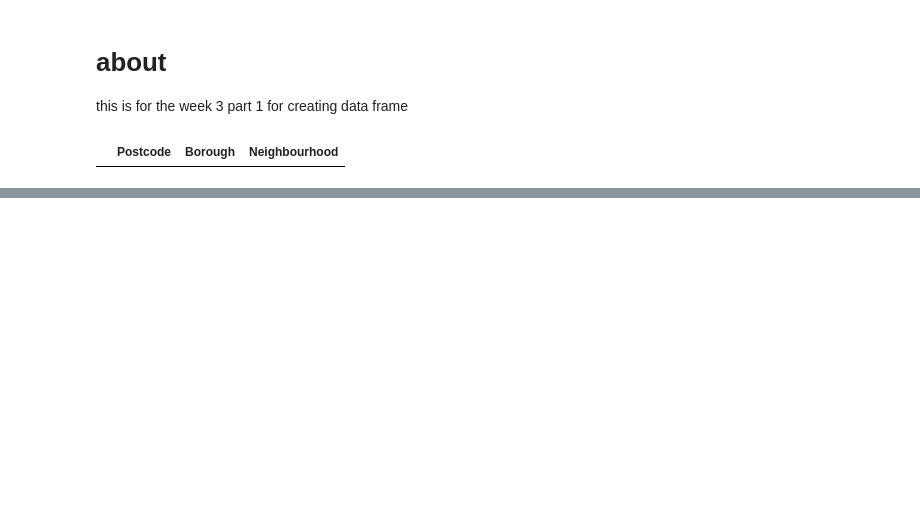
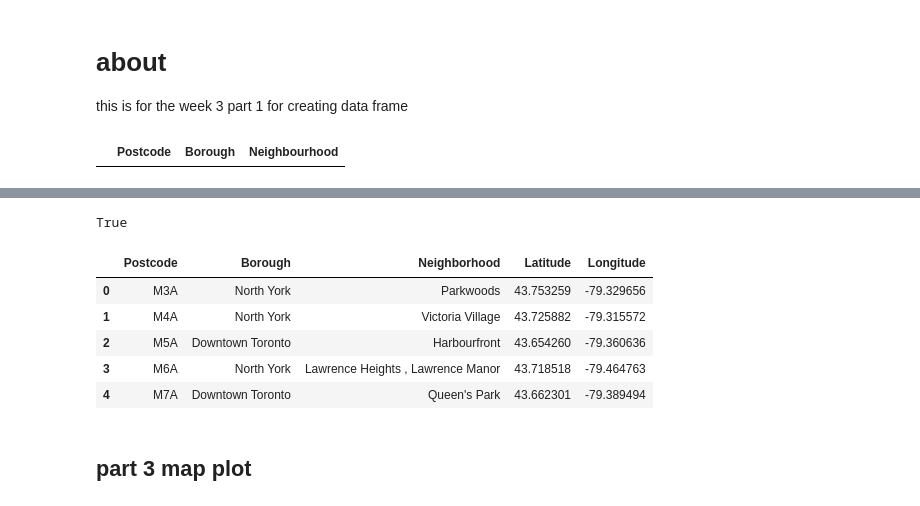
Before and after one commit to tim-hub/Coursera_Capstone, a Jupyter notebook: week3-df.ipynb, the cells around one changed output, grey strips where cells are left out. Cells and saved outputs as stored; diff of their text form; code cells hidden in the pictures; blank space fills up the shorter version.

```diff
--- a/week3-df.ipynb
+++ b/week3-df.ipynb
@@ -12,7 +12,7 @@ def strip(text):
         return text
 
 # instead of fetching from web page, cop and past it as csv
-df = pd.read_csv('./data/toronto.csv',
+df = pd.read_csv('./toronto.csv',
                  sep=r',',
                  converters = {'Postcode' : strip,
                                 'Borough' : strip,
@@ -45,0 +75,11 @@ df2.shape
+# %%
+lat = []
+lng = []
+
+for c in df2['Postcode']:
+    row = df_geo.loc[df_geo['Postal Code'] == c]
+    lat.append(row.iat[0,1])
+    lng.append(row.iat[0,2])
+len(lat) == len(lng) == len(df2['Postcode'])
+# %% [output]
+True
@@ -45,0 +90,11 @@ df2.shape
+# %%
+df2.head()
+# %% [output]
+|  | Postcode | Borough | Neighborhood | Latitude | Longitude |
+| 0 | M3A | North York | Parkwoods | 43.753259 | -79.329656 |
+| 1 | M4A | North York | Victoria Village | 43.725882 | -79.315572 |
+| 2 | M5A | Downtown Toronto | Harbourfront | 43.654260 | -79.360636 |
+| 3 | M6A | North York | Lawrence Heights , Lawrence Manor | 43.718518 | -79.464763 |
+| 4 | M7A | Downtown Toronto | Queen's Park | 43.662301 | -79.389494 |
+# %% [markdown]
+## part 3 map plot
```
Also changed, not shown: parts of 16 cells of this notebook, 2 other files.
